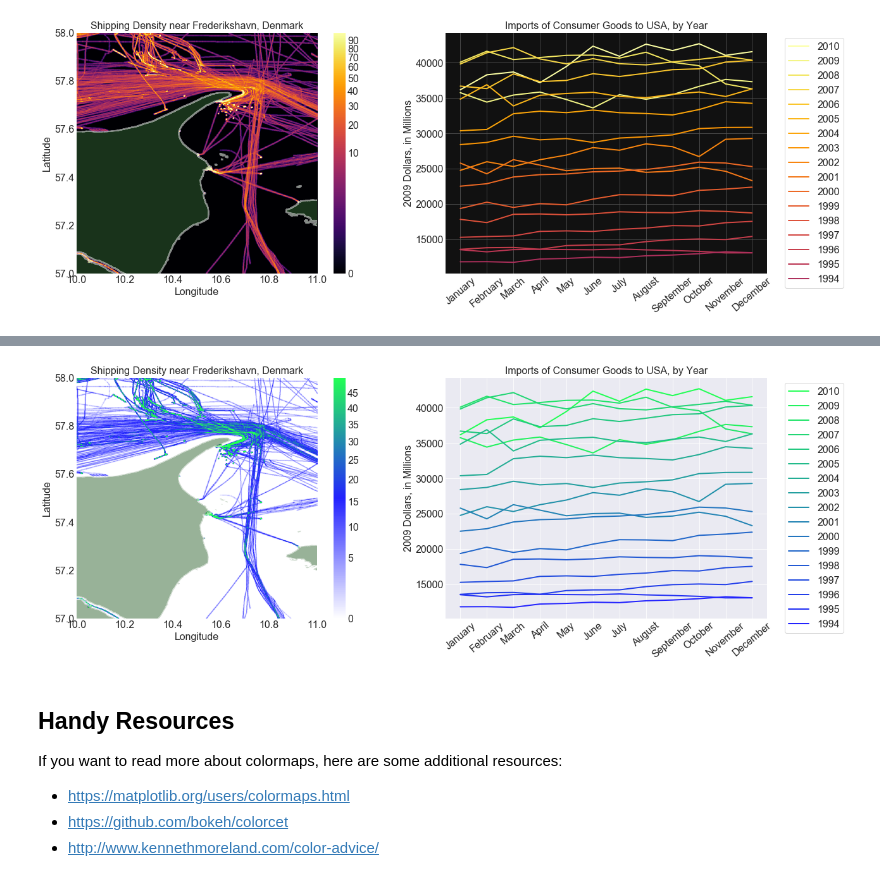
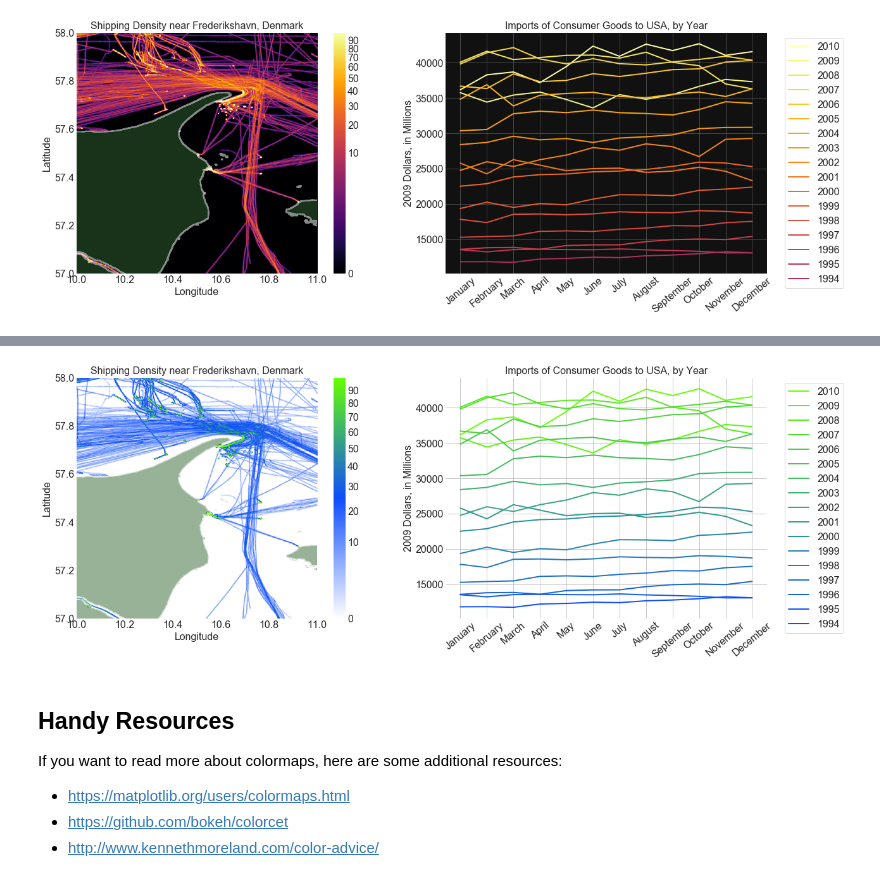
Before and after one commit to vincentropy/python_colormap_tutorial, a Jupyter notebook: color_map_tutorial.ipynb, the cells around one changed output, grey strips where cells are left out. Drawn from its saved outputs; the diff is of its cells as text; code cells hidden in the pictures.

```diff
--- a/color_map_tutorial.ipynb
+++ b/color_map_tutorial.ipynb
@@ -262,23 +267,27 @@ plt.grid(color='#555555')
 # %%
 # or, of you prefer something that works on a white background:
 
 # white -> blue -> green for the density plots
-density_colors = ['#FFFFFF','#2222FF','#22FF55']
-density_norm = PowerNorm(0.6, vmin=0, vmax=50)
-density_cmap = LinearSegmentedColormap.from_list('my_cmap', density_colors)
+colors = ['#ffffff', '#0C4DFF','#64FF00']
+
+#density_colors = ['#ffffff','#67a9cf','#02818a','#62D1Da']
+density_norm = PowerNorm(0.5, vmin=0, vmax=100)
+density_cmap = LinearSegmentedColormap.from_list('my_cmap', colors)
 
 # blue -> green for the line plots
-line_colors = ['#2222FF','#22FF55']
+line_colors = colors[1:]
 line_norm = Normalize(vmin=1994,vmax=2010)
 line_cmap = LinearSegmentedColormap.from_list('my_cmap', line_colors)
 
 # make the plots
 plt.figure(figsize=(20, 7))
 
 plot_density(values, plt.subplot(121), cmap=density_cmap, norm=density_norm)
 plot_lines(line_data, plt.subplot(122), cmap=line_cmap, norm=line_norm)
+plt.gca().set_facecolor('#FFFFFF')
+plt.grid(color='#BBBBBB')
 # %% [output]
-[figure, old version]
+[figure, new version]
 # %% [markdown]
 ## Handy Resources
 If you want to read more about colormaps, here are some additional resources:
```
Also changed, not shown: parts of 3 cells of this notebook.
